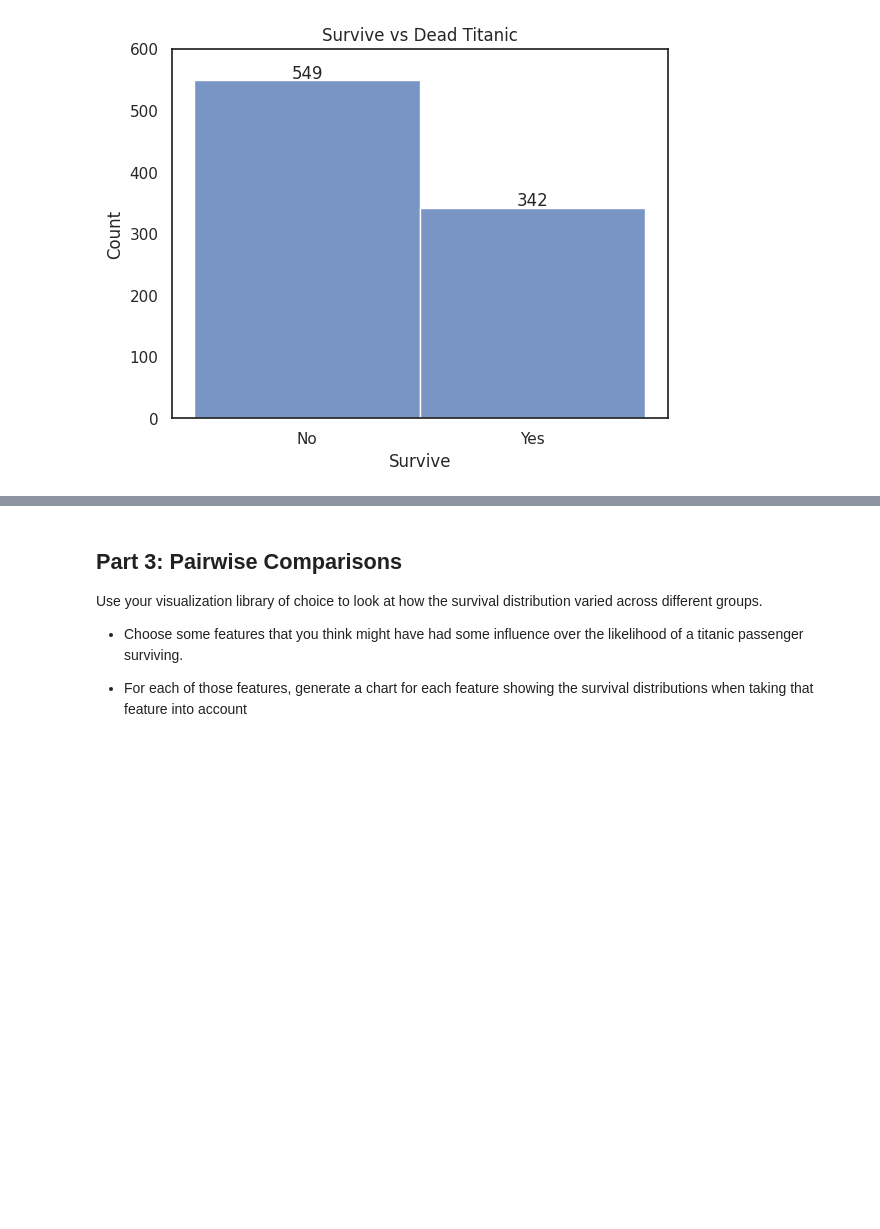
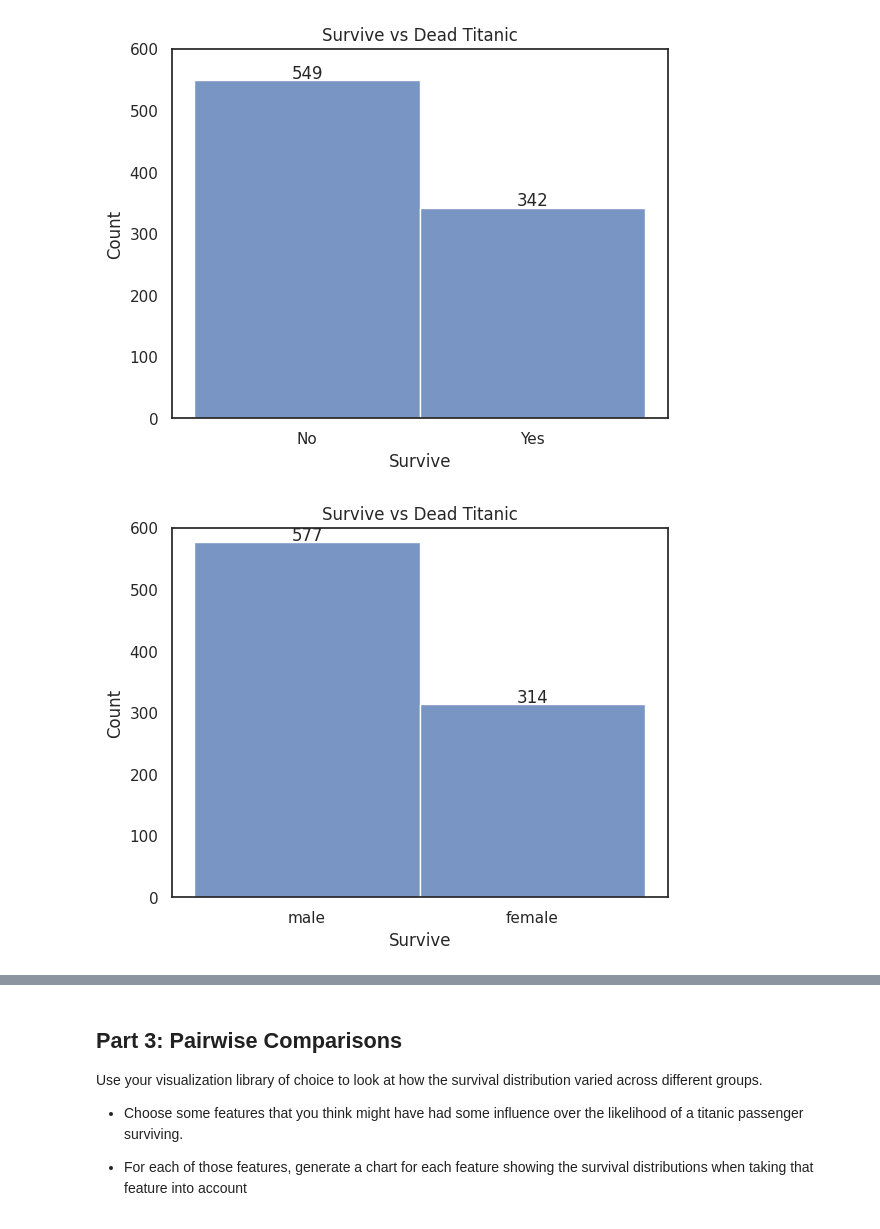
Before and after one commit to josegabrielguerrero26/CSE450-machinelearning, a Jupyter notebook: notebooks/Exploration_03.ipynb, the cells around one changed output, grey strips where cells are left out. Drawn from its saved outputs; the diff is of its cells as text; code cells hidden in the pictures; blank space fills up the shorter version.

```diff
--- a/notebooks/Exploration_03.ipynb
+++ b/notebooks/Exploration_03.ipynb
@@ -92,3 +92,19 @@ for p in plot.patches:
                 ha='center', va='center', xytext=(0, 5), textcoords='offset points')
 # %% [output]
 [figure]
+# %%
+sns.set()
+sns.set_style('white')
+
+plot=sns.histplot(data=df, x='Sex')
+plot.set_title("Survive vs Dead Titanic")
+plot.set_xlabel("Survive")
+plot.set_ylabel("Count")
+plot.set_ylim(0,600)
+
+
+for p in plot.patches:
+    plot.annotate(f'{p.get_height()}', (p.get_x() + p.get_width() / 2., p.get_height()),
+                ha='center', va='center', xytext=(0, 5), textcoords='offset points')
+# %% [output]
+[figure, added]
```
Also changed, not shown: parts of 14 cells of this notebook.
